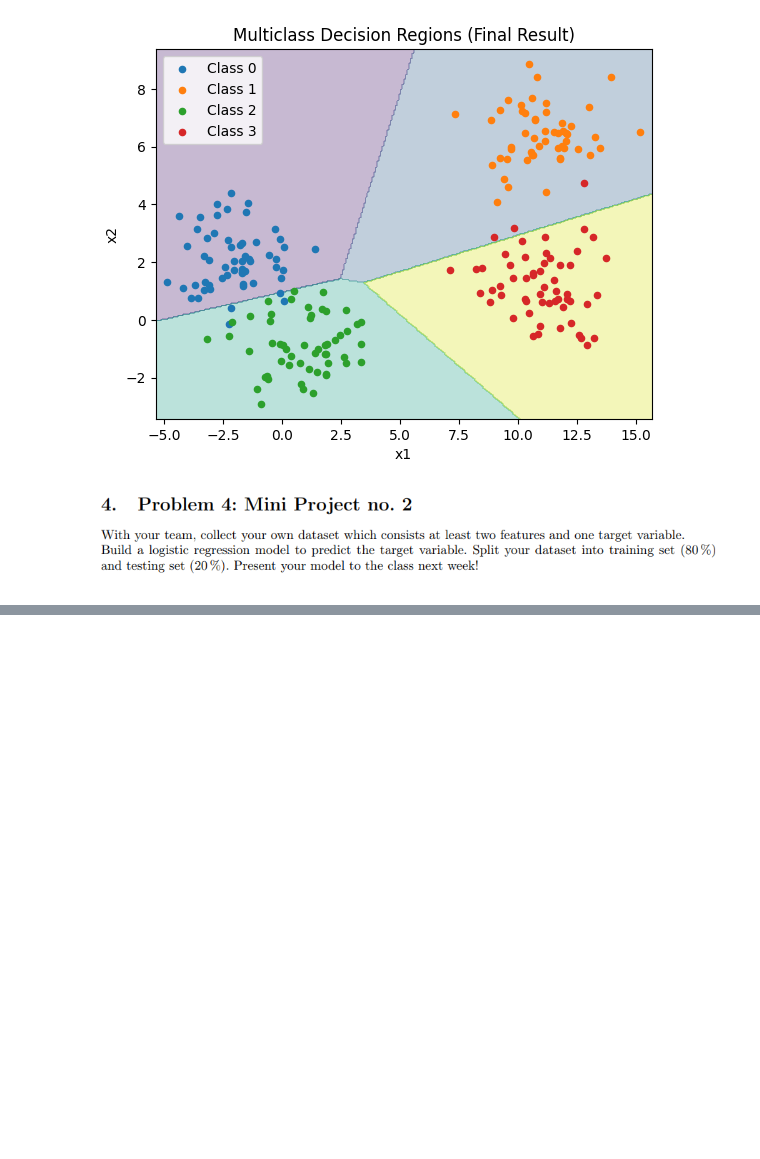
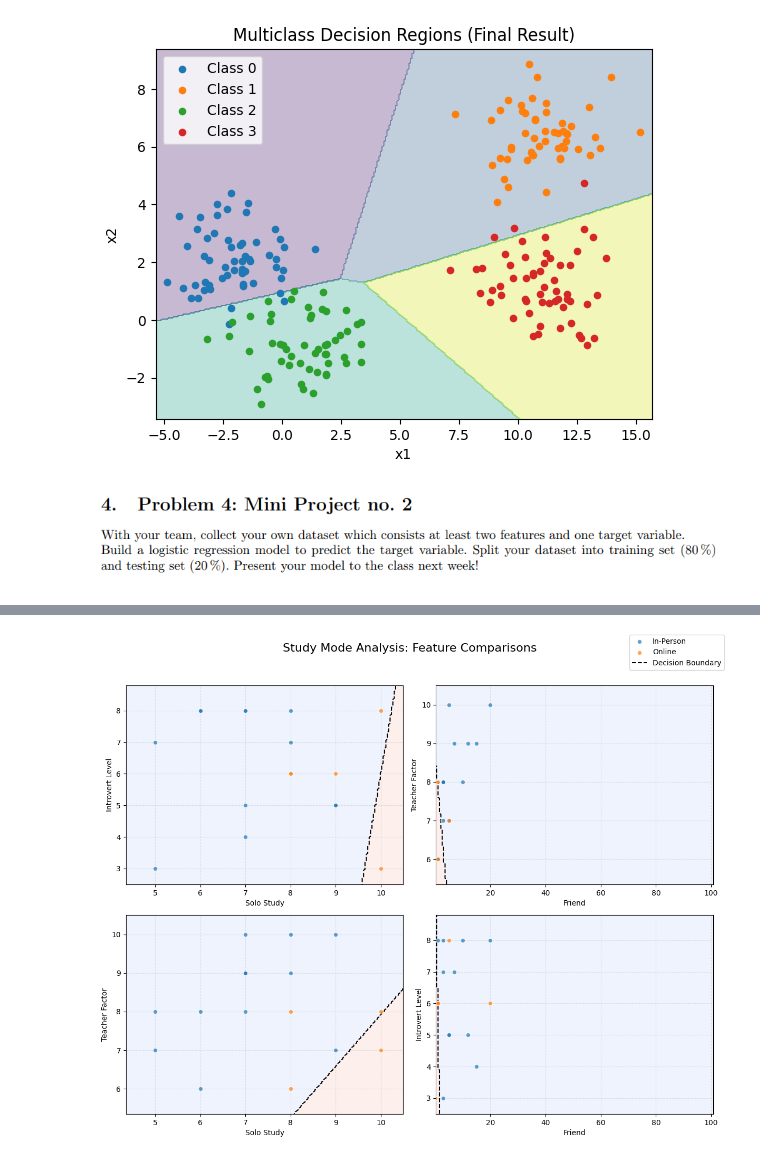
Before and after one commit to i-eat-tea/IML, a Jupyter notebook: TP3_group1/Logistic_Regrssion.ipynb, the cells around one changed output, grey strips where cells are left out. Cells and saved outputs as stored; diff of their text form; code cells hidden in the pictures; blank space fills up the shorter version.

```diff
--- a/TP3_group1/Logistic_Regrssion.ipynb
+++ b/TP3_group1/Logistic_Regrssion.ipynb
@@ -496,0 +540,6 @@ plt.show()
+# %%
+x_train = df[['friend','solo_study','teacher_factor','introvert_level']].sample(frac = 0.8, random_state=42).values
+y_train = df['study_mode'].sample(frac = 0.8, random_state=42).values
+x_test = df[['friend','solo_study','teacher_factor','introvert_level']].drop(df.sample(frac = 0.8, random_state=42).index).values
+y_test = df['study_mode'].drop(df.sample(frac = 0.8, random_state=42).index).values
+# the random state is the same so we don't need to worry about our data split being inconsistent between features and labels
@@ -496,0 +779,70 @@ plt.show()
+# %%
+fig, axes = plt.subplots(2, 2, figsize=(12, 10))
+fig.suptitle('Study Mode Analysis: Feature Comparisons', fontsize=16)
+
+feature_names = ['friend', 'solo_study', 'teacher_factor', 'introvert_level']
+feature_means = df[feature_names].median()  # median instead of mean, safer with outliers
+
+pairs = [
+    ('solo_study', 'introvert_level'),
+    ('friend', 'teacher_factor'),
+    ('solo_study', 'teacher_factor'),
+    ('friend', 'introvert_level')
+]
+
+for i, ax in enumerate(axes.flat):
+    x_feat, y_feat = pairs[i]
+    xi = feature_names.index(x_feat)
+    yi = feature_names.index(y_feat)
+
+    # Use quantile-based limits to handle extreme values — no data removed!
+    x_lim = (df[x_feat].quantile(0.05) - 0.5, df[x_feat].quantile(0.95) + 0.5)
+    y_lim = (df[y_feat].quantile(0.05) - 0.5, df[y_feat].quantile(0.95) + 0.5)
+
+    # Build a 2D grid within the visible range
+    xx, yy = np.meshgrid(np.linspace(x_lim[0], x_lim[1], 200),
+                         np.linspace(y_lim[0], y_lim[1], 200))
+
+    # Fill in the other 2 features with their median
+    grid_4d = np.zeros((xx.ravel().shape[0], 4))
+    for j, fname in enumerate(feature_names):
+        if j == xi:
+            grid_4d[:, j] = xx.ravel()
+        elif j == yi:
+            grid_4d[:, j] = yy.ravel()
+        else:
+            grid_4d[:, j] = feature_means[fname]
+
+    # Predict on the grid
+    Z = predict(grid_4d, final_w, final_b).reshape(xx.shape)
+
+    # Shaded regions
+    ax.contourf(xx, yy, Z, alpha=0.15, cmap='coolwarm', levels=[-0.5, 0.5, 1.5])
+    # Decision boundary line
+    ax.contour(xx, yy, Z, levels=[0.5], colors='black', linestyles='--', linewidths=1.5)
+
+    # Scatter points
+    ax.scatter(df[df['study_mode'] == 0][x_feat],
+               df[df['study_mode'] == 0][y_feat],
+               c='tab:blue', label='In-Person', alpha=0.7, edgecolors='w', zorder=3)
+    ax.scatter(df[df['study_mode'] == 1][x_feat],
+               df[df['study_mode'] == 1][y_feat],
+               c='tab:orange', label='Online', alpha=0.7, edgecolors='w', zorder=3)
+
+    ax.set_xlim(x_lim)
+    ax.set_ylim(y_lim)
+    ax.set_xlabel(x_feat.replace('_', ' ').title())
+    ax.set_ylabel(y_feat.replace('_', ' ').title())
+    ax.grid(True, linestyle='--', alpha=0.3)
+
+handles, labels = ax.get_legend_handles_labels()
+# Add decision boundary to legend manually
+from matplotlib.lines import Line2D
+handles += [Line2D([0], [0], color='black', linestyle='--', linewidth=1.5)]
+labels += ['Decision Boundary']
+
+fig.legend(handles, labels, loc='upper right')
+plt.tight_layout(rect=[0, 0.03, 1, 0.95])
+plt.show()
+# %% [output]
+[figure, added]
```
Also changed, not shown: parts of 16 cells of this notebook, 1 other file.
